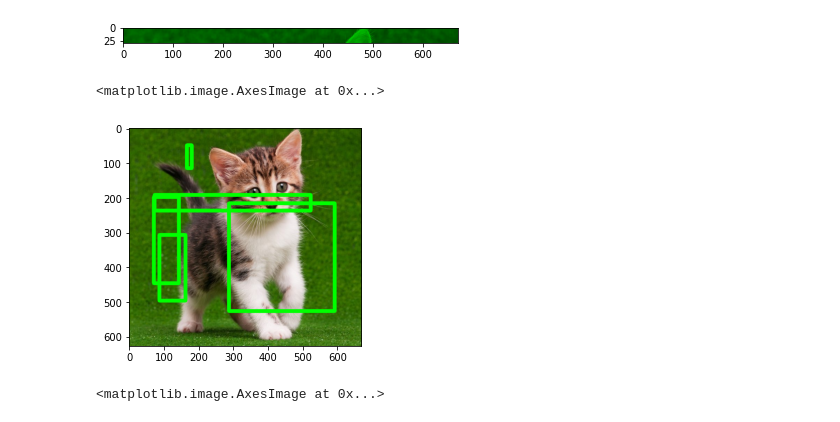
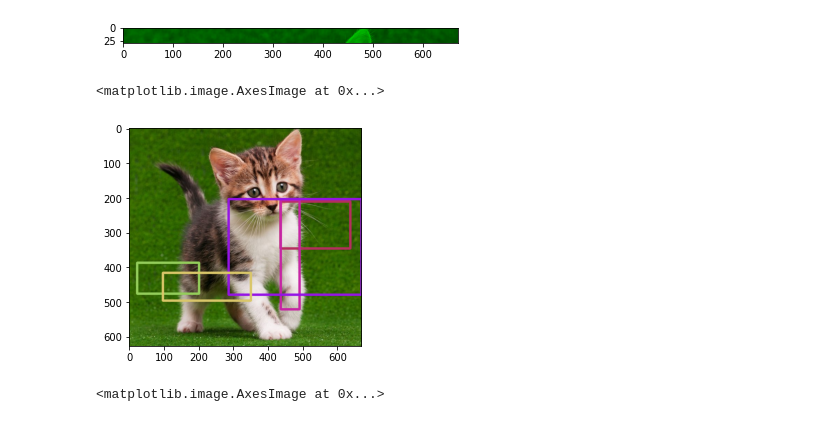
Before and after one commit to syaifuddinzuhri/PCVK_Genap_2022, a Jupyter notebook: week2.ipynb, the cells around one changed output. Saved outputs shown, nothing was run; the diff lists cells and outputs as text; code cells hidden in the pictures.

```diff
--- a/week2.ipynb
+++ b/week2.ipynb
@@ -291,17 +291,17 @@ plt.imshow(crop)
 # %%
 # 4. Buat 5 kotak berbagai ukuran dan warna yang berbeda dalam satu image. disarankan menggunakan bilangan acak/random!
 
 from random import randrange
 image7 = cv.imread('/content/drive/MyDrive/PCVK/week_2/assets/kitchen.jpeg')
 image8 = cv.cvtColor(image7, cv.COLOR_BGR2RGB)
 tinggi = image8.shape[0]
 lebar = image8.shape[1]
 for x in range(5):
-  cv.rectangle(image8, (randrange(lebar),randrange(tinggi)), (randrange(lebar),randrange(tinggi)), (0,255,0), 10)
+  cv.rectangle(image8, (randrange(lebar),randrange(tinggi)), (randrange(lebar),randrange(tinggi)), (randrange(255),randrange(255),randrange(255)), 5)
 plt.imshow(image8)
 # %% [output]
 <matplotlib.image.AxesImage at 0x...>
-[figure, old version]
+[figure, new version]
 # %%
 # 5. Tampilkan image dengan posisi terbalik!
 
```
